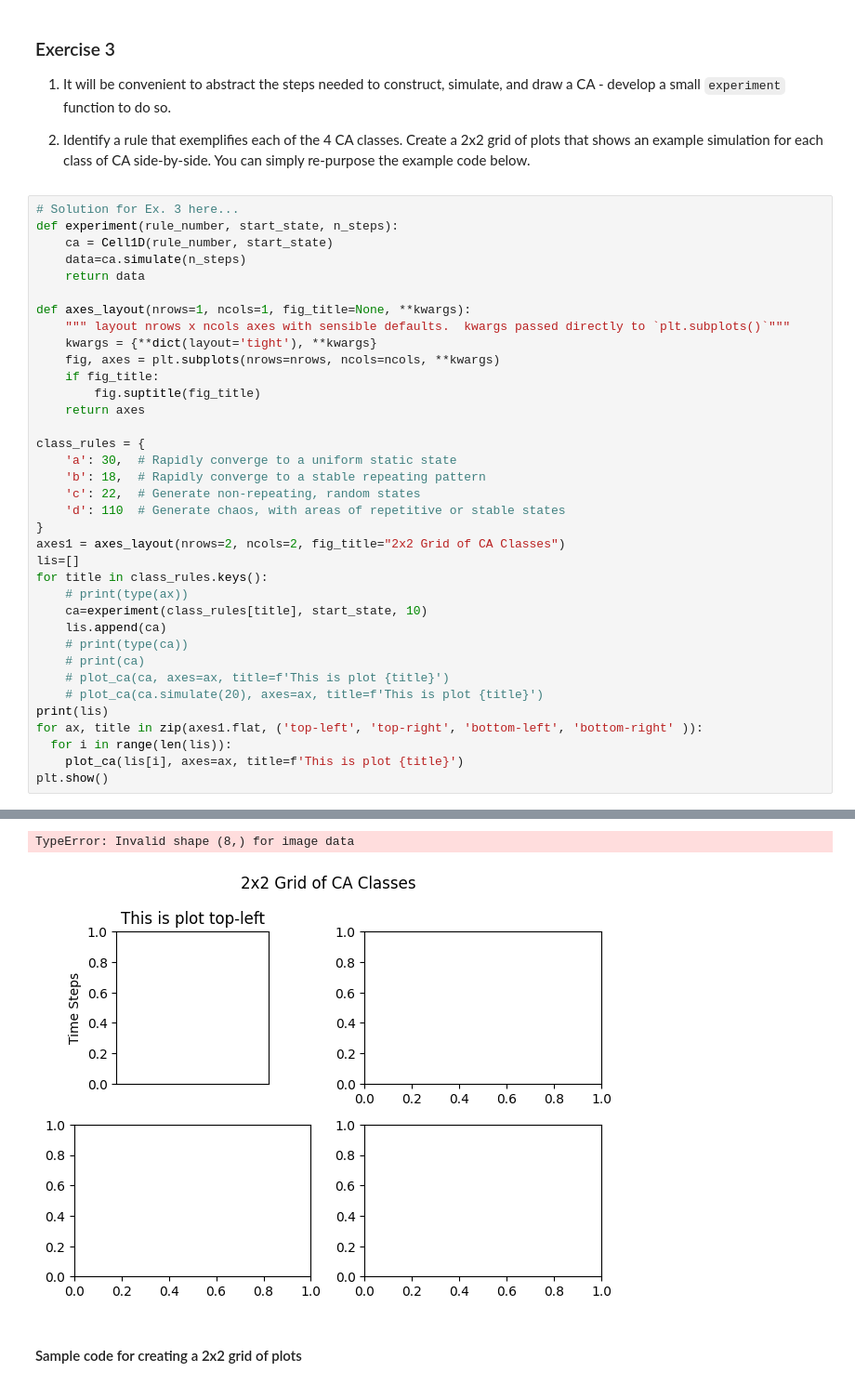
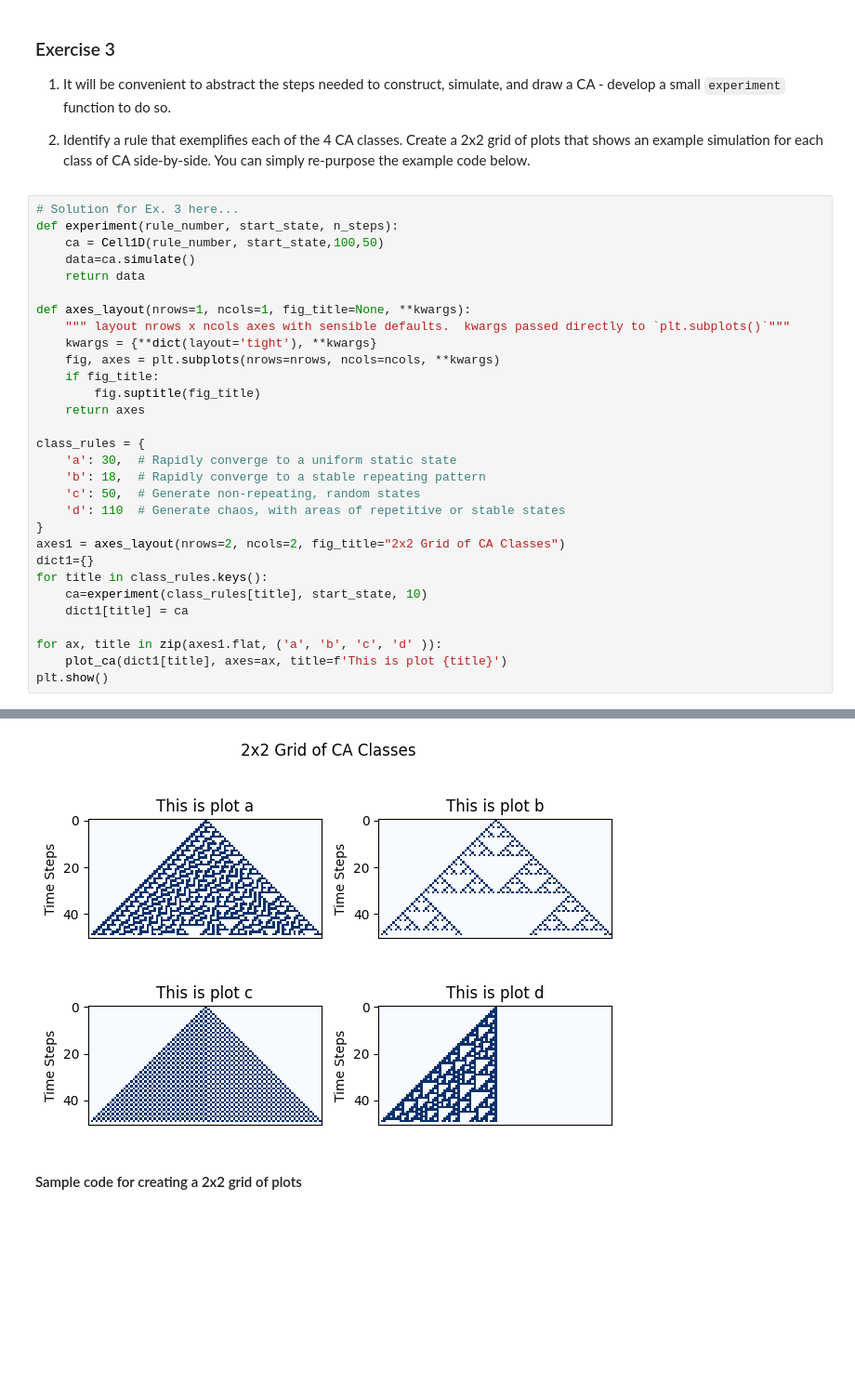
Before and after one commit to arashdeep3/cap-comp215, a Jupyter notebook: labs/lab05-CA-1D.ipynb, the cells around one changed output, grey strips where cells are left out. Shown at 93% size. Cells and saved outputs as stored; diff of their text form; blank space fills up the shorter version.

```diff
--- a/labs/lab05-CA-1D.ipynb
+++ b/labs/lab05-CA-1D.ipynb
@@ -194,8 +194,8 @@ Wolfram identifies 4 "classes" of Elementary Cellular Automata:
 # %%
 # Solution for Ex. 3 here...
 def experiment(rule_number, start_state, n_steps):
-    ca = Cell1D(rule_number, start_state)
-    data=ca.simulate(n_steps)
+    ca = Cell1D(rule_number, start_state,100,50)
+    data=ca.simulate()
     return data
 
 def axes_layout(nrows=1, ncols=1, fig_title=None, **kwargs):
@@ -209,22 +209,16 @@ def axes_layout(nrows=1, ncols=1, fig_title=None, **kwargs):
 class_rules = {
     'a': 30,  # Rapidly converge to a uniform static state
     'b': 18,  # Rapidly converge to a stable repeating pattern
-    'c': 22,  # Generate non-repeating, random states
+    'c': 50,  # Generate non-repeating, random states
     'd': 110  # Generate chaos, with areas of repetitive or stable states
 }
 axes1 = axes_layout(nrows=2, ncols=2, fig_title="2x2 Grid of CA Classes")
-lis=[]
+dict1={}
 for title in class_rules.keys():
-    # print(type(ax))
     ca=experiment(class_rules[title], start_state, 10)
-    lis.append(ca)
-    # print(type(ca))
-    # print(ca)
-    # plot_ca(ca, axes=ax, title=f'This is plot {title}')
-    # plot_ca(ca.simulate(20), axes=ax, title=f'This is plot {title}')
-print(lis)
-for ax, title in zip(axes1.flat, ('top-left', 'top-right', 'bottom-left', 'bottom-right' )):
-  for i in range(len(lis)):
-    plot_ca(lis[i], axes=ax, title=f'This is plot {title}')
+    dict1[title] = ca
+
+for ax, title in zip(axes1.flat, ('a', 'b', 'c', 'd' )):
+    plot_ca(dict1[title], axes=ax, title=f'This is plot {title}')
 plt.show()
 # %% [output]
@@ -232,5 +225,4 @@ plt.show()
-TypeError: Invalid shape (8,) for image data
-[figure, old version]
+[figure, new version]
 # %% [markdown]
 #### Sample code for creating a 2x2 grid of plots
 # %%
```
Also changed, not shown: parts of 2 cells of this notebook.
